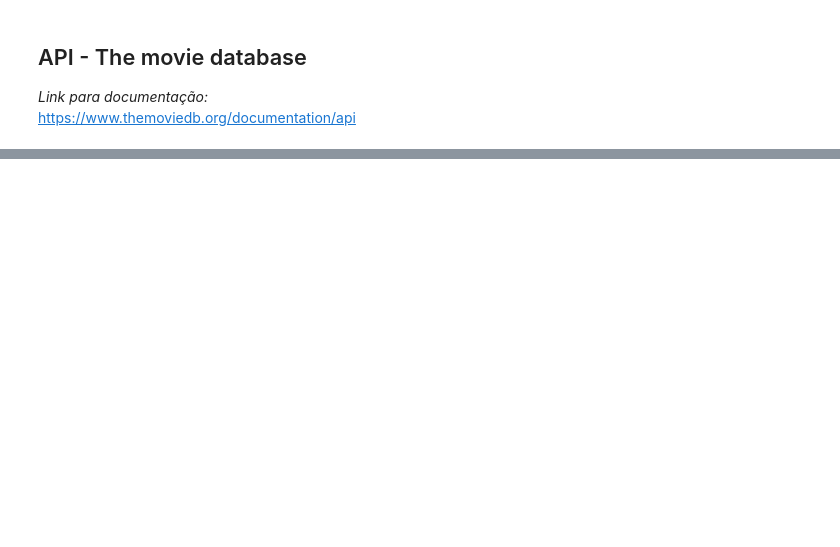
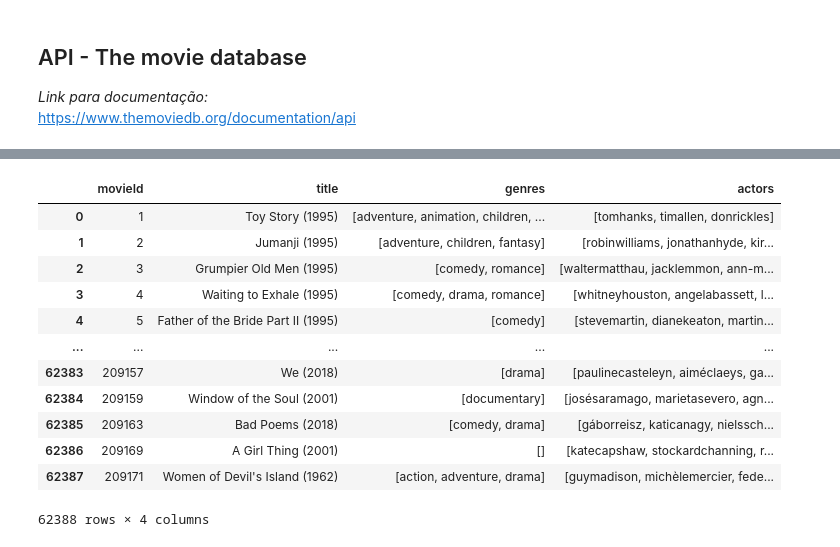
Before and after one commit to joaquim-oliveira-neto/rogue, a Jupyter notebook: notebooks/roger-exploration.ipynb, the cells around one changed output, grey strips where cells are left out. Saved outputs shown, nothing was run; the diff lists cells and outputs as text; code cells hidden in the pictures; blank space fills up the shorter version.

```diff
--- a/notebooks/roger-exploration.ipynb
+++ b/notebooks/roger-exploration.ipynb
@@ -328,0 +405,29 @@ https://www.themoviedb.org/documentation/api
+# %%
+movies_credits['genres'] = movies_credits['genres'].str.replace("|"," ")
+# %%
+def movie_genres(x):
+    # remover (no genres listed)
+    if x == '(no genres listed)':
+        return ""
+    else:
+        return x.split()
+# %%
+movies_credits['genres'] = movies_credits['genres'].apply(movie_genres)
+# %%
+movies_credits['genres'] = movies_credits['genres'].apply(lower)
+# %%
+movies_credits
+# %% [output]
+|  | movieId | title | genres | actors |
+| 0 | 1 | Toy Story (1995) | [adventure, animation, children, ... | [tomhanks, timallen, donrickles] |
+| 1 | 2 | Jumanji (1995) | [adventure, children, fantasy] | [robinwilliams, jonathanhyde, kir... |
+| 2 | 3 | Grumpier Old Men (1995) | [comedy, romance] | [waltermatthau, jacklemmon, ann-m... |
+| 3 | 4 | Waiting to Exhale (1995) | [comedy, drama, romance] | [whitneyhouston, angelabassett, l... |
+| 4 | 5 | Father of the Bride Part II (1995) | [comedy] | [stevemartin, dianekeaton, martin... |
+| ... | ... | ... | ... | ... |
+| 62383 | 209157 | We (2018) | [drama] | [paulinecasteleyn, aiméclaeys, ga... |
+| 62384 | 209159 | Window of the Soul (2001) | [documentary] | [josésaramago, marietasevero, agn... |
+| 62385 | 209163 | Bad Poems (2018) | [comedy, drama] | [gáborreisz, katicanagy, nielssch... |
+| 62386 | 209169 | A Girl Thing (2001) | [] | [katecapshaw, stockardchanning, r... |
+| 62387 | 209171 | Women of Devil's Island (1962) | [action, adventure, drama] | [guymadison, michèlemercier, fede... |
+62388 rows × 4 columns
```
Also changed, not shown: parts of 105 cells of this notebook, 3 other files.
